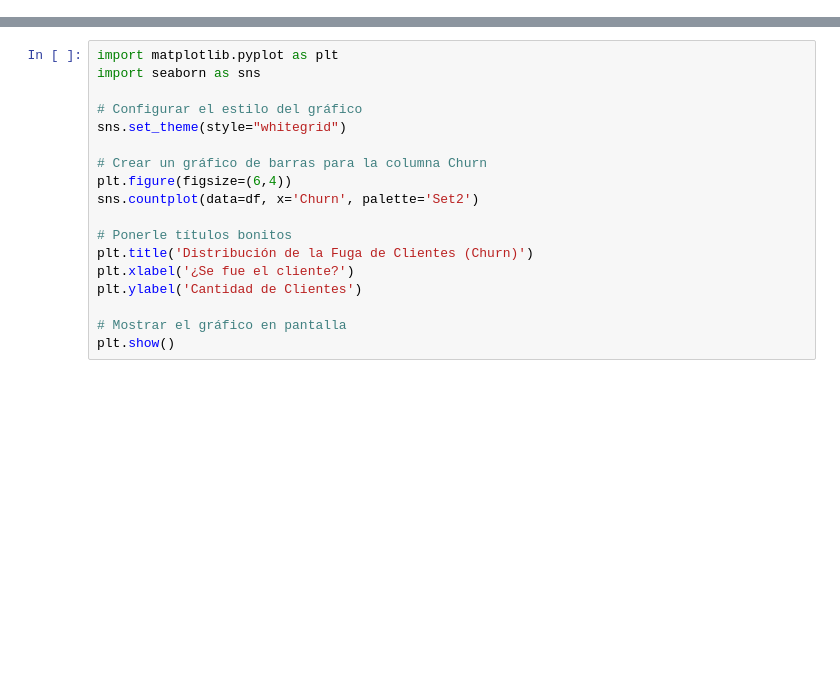
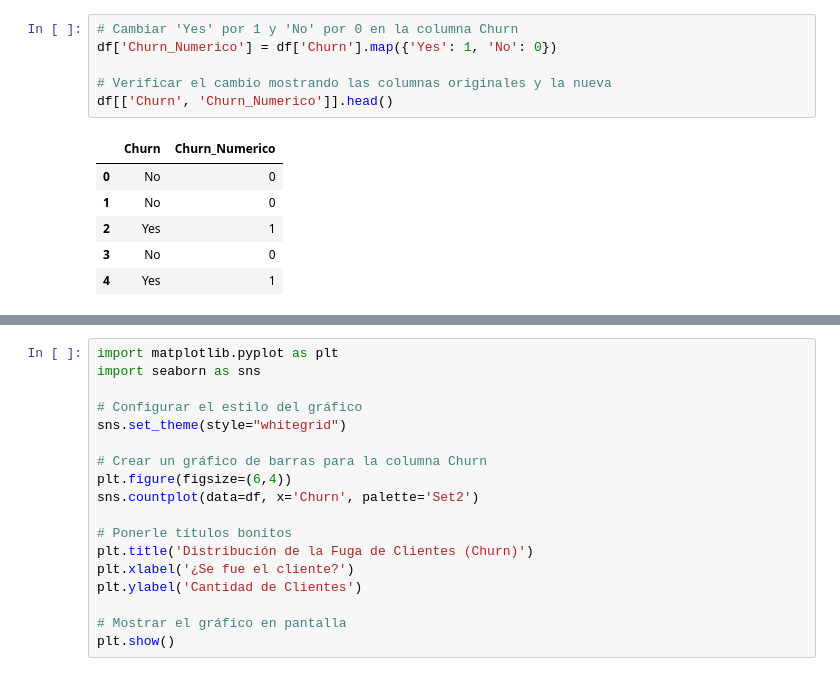
Before and after one commit to JeimyGit08/customer-churn-analytics, a Jupyter notebook: notebooks/01_exploracion_datos.ipynb, the cells around one changed output, grey strips where cells are left out. Saved outputs shown, nothing was run; the diff lists cells and outputs as text; blank space fills up the shorter version.

```diff
--- a/notebooks/01_exploracion_datos.ipynb
+++ b/notebooks/01_exploracion_datos.ipynb
@@ -0,0 +19,13 @@
+# %%
+# Cambiar 'Yes' por 1 y 'No' por 0 en la columna Churn
+df['Churn_Numerico'] = df['Churn'].map({'Yes': 1, 'No': 0})
+
+# Verificar el cambio mostrando las columnas originales y la nueva
+df[['Churn', 'Churn_Numerico']].head()
+# %% [output]
+|  | Churn | Churn_Numerico |
+| 0 | No | 0 |
+| 1 | No | 0 |
+| 2 | Yes | 1 |
+| 3 | No | 0 |
+| 4 | Yes | 1 |
```
Also changed, not shown: parts of 2 cells of this notebook.
